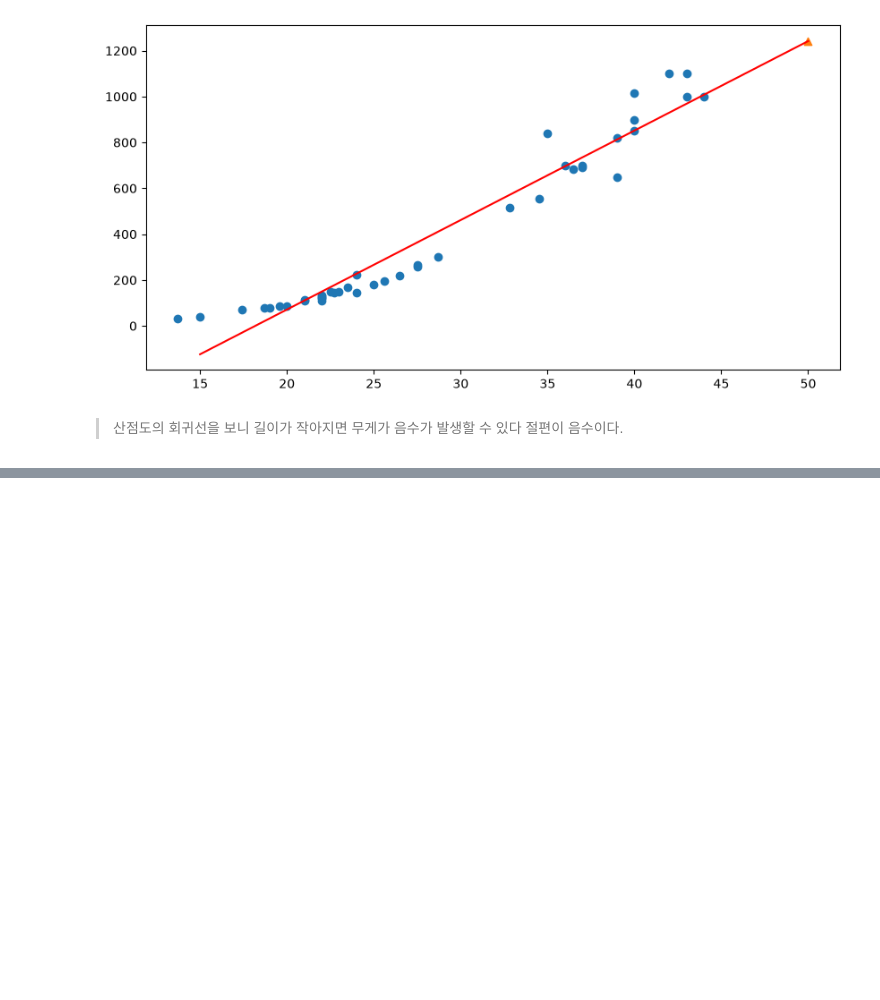
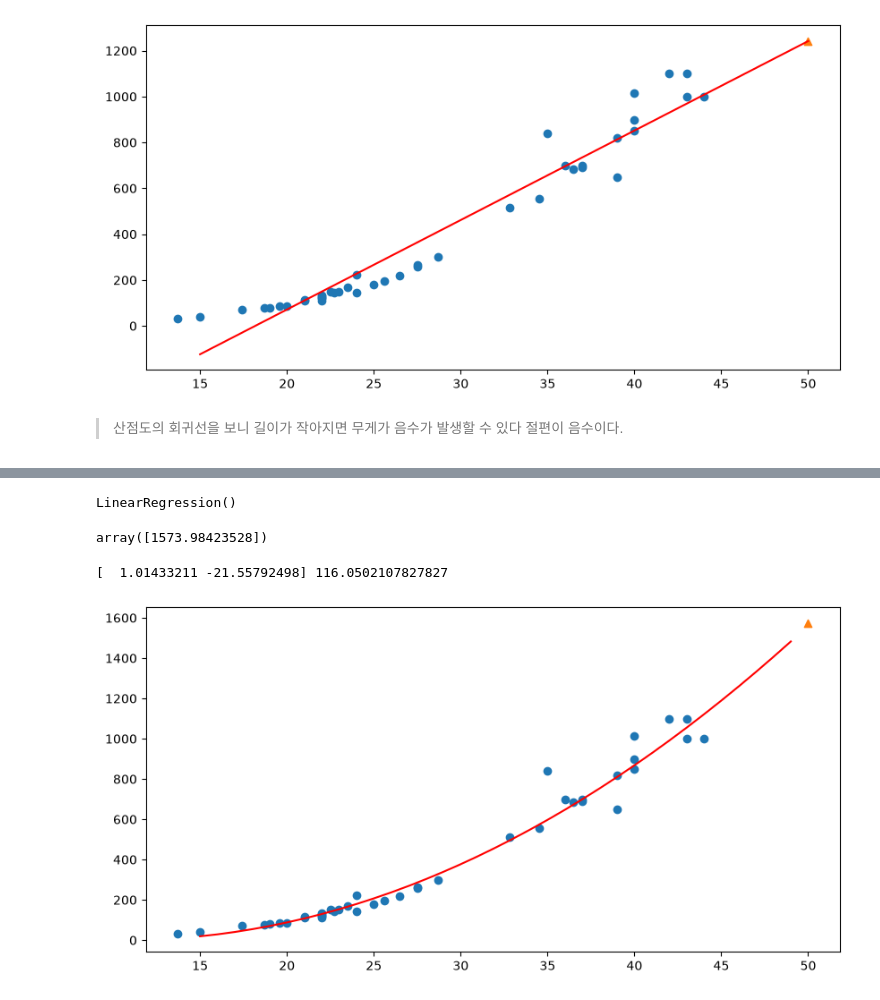
Before and after one commit to xywon0219nate-blip/Machine-Learning, a Jupyter notebook: Note/15.선형회귀.ipynb, the cells around one changed output, grey strips where cells are left out. Drawn from its saved outputs; the diff is of its cells as text; code cells hidden in the pictures; blank space fills up the shorter version.

```diff
--- a/Note/15.선형회귀.ipynb
+++ b/Note/15.선형회귀.ipynb
@@ -177,0 +186,4 @@ plt.show()
+# %%
+# Feature를 지곱한 Column을 생성하여 기존의 Column에 붙인다
+train_poly = np.column_stack((train_input**2, train_input))
+test_poly = np.column_stack((test_input**2, test_input))
@@ -177,0 +215,41 @@ plt.show()
+# %%
+# Model 생성
+lr = LinearRegression()
+lr.fit(train_poly, train_target)
+# %% [output]
+LinearRegression()
+# %%
+# 50cm 생선의 무게 예측
+lr.predict([[50**2, 50]])
+# %% [output]
+array([1573.98423528])
+# %%
+# 기울기와 절편
+print(lr.coef_, lr.intercept_)
+# %% [output]
+[  1.01433211 -21.55792498] 116.0502107827827
+# %%
+# 훈련세트의 산점도
+plt.figure(figsize=(10,5))
+plt.scatter(train_input,train_target)
+
+#길이가 15~50까지 1차방정식 그래프
+point = np.arange(15,50)
+plt.plot(
+   point,
+   1.01*point**2-21.6*point+116.05,
+   c='red'
+)
+
+
+# 50cm 생선 데이터
+plt.scatter(
+   50,
+   1574,
+   marker='^'
+)
+
+
+plt.show()
+# %% [output]
+[figure, added]
```
Also changed, not shown: parts of 3 cells of this notebook.
